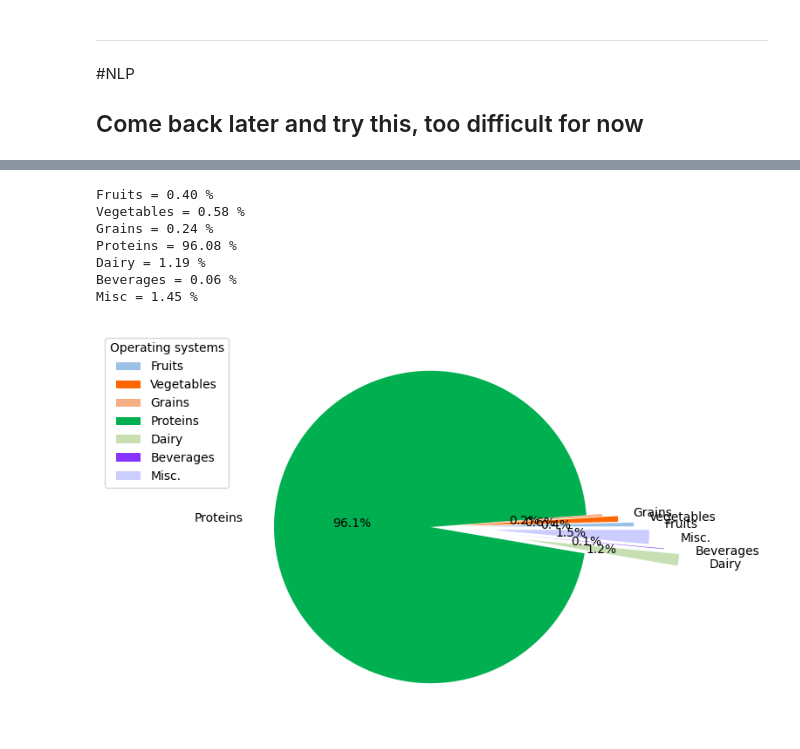
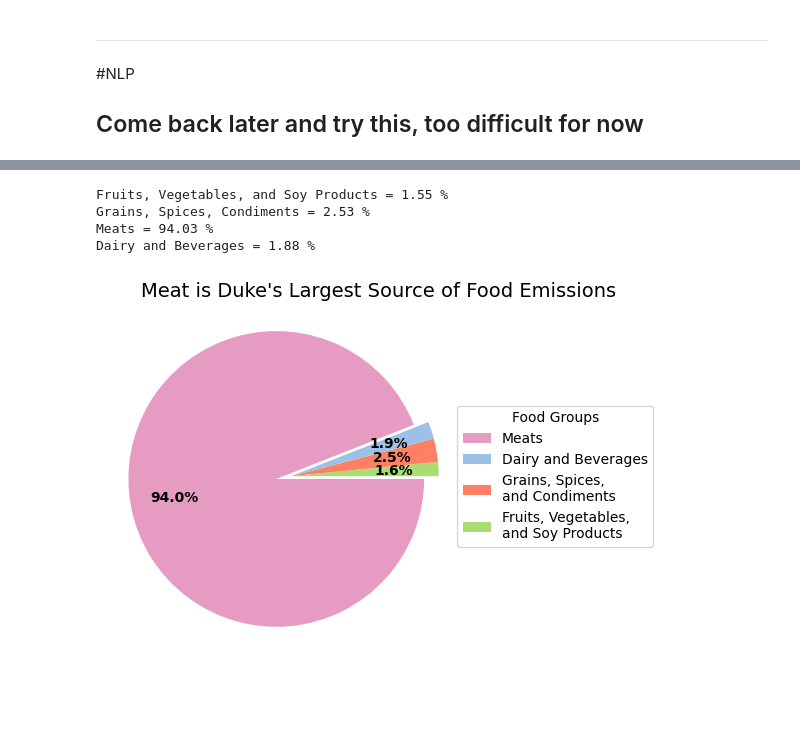
Before and after one commit to ethansong206/Climate-Plus-Project, a Jupyter notebook: DataCleaning.ipynb, the cells around one changed output, grey strips where cells are left out. Cells and saved outputs as stored; diff of their text form; code cells hidden in the pictures; blank space fills up the shorter version.

Commit message:
Visualization progress, keep working on it next

```diff
--- a/DataCleaning.ipynb
+++ b/DataCleaning.ipynb
@@ -726,43 +731,36 @@ This would make the reported amount  57.40810787629189 % of the real total emiss
 # %%
-pc_fruit22 = DDFY22[DDFY22['Food Group'] == 'FRUITS']['CO2e(kg)'].sum() / total_food_emissions_2022 * 100
-pc_vegetable22 = DDFY22[DDFY22['Food Group'] == 'VEGETABLES']['CO2e(kg)'].sum() / total_food_emissions_2022 * 100
-pc_grain22 = DDFY22[DDFY22['Food Group'] == 'GRAINS']['CO2e(kg)'].sum() / total_food_emissions_2022 * 100
-pc_protein22 = DDFY22[DDFY22['Food Group'] == 'PROTEINS']['CO2e(kg)'].sum() / total_food_emissions_2022 * 100
-pc_dairy22 = DDFY22[DDFY22['Food Group'] == 'DAIRY']['CO2e(kg)'].sum() / total_food_emissions_2022 * 100
-pc_beverage22 = DDFY22[DDFY22['Food Group'] == 'BEVERAGES']['CO2e(kg)'].sum() / total_food_emissions_2022 * 100
-pc_misc22 = DDFY22[DDFY22['Food Group'] == 'MISC']['CO2e(kg)'].sum() / total_food_emissions_2022 * 100
+pc_fvs22 = DDFY22[DDFY22['Food Group'] == 'FRUITS, VEGETABLES, AND SOY PRODUCTS']['CO2e(kg)'].sum() / total_food_emissions_2022 * 100
+pc_gsc22 = DDFY22[DDFY22['Food Group'] == 'GRAINS, SPICES, AND CONDIMENTS']['CO2e(kg)'].sum() / total_food_emissions_2022 * 100
+pc_meat22 = DDFY22[DDFY22['Food Group'] == 'MEATS']['CO2e(kg)'].sum() / total_food_emissions_2022 * 100
+pc_db22 = DDFY22[DDFY22['Food Group'] == 'DAIRY AND BEVERAGES']['CO2e(kg)'].sum() / total_food_emissions_2022 * 100
 
-print("Fruits =", str.format('{0:.2f}', pc_fruit22), "%")
-print("Vegetables =", str.format('{0:.2f}', pc_vegetable22), "%")
-print("Grains =", str.format('{0:.2f}', pc_grain22), "%")
-print("Proteins =", str.format('{0:.2f}', pc_protein22), "%")
-print("Dairy =", str.format('{0:.2f}', pc_dairy22), "%")
-print("Beverages =", str.format('{0:.2f}', pc_beverage22), "%")
-print("Misc =", str.format('{0:.2f}', pc_misc22), "%")
+print("Fruits, Vegetables, and Soy Products =", str.format('{0:.2f}', pc_fvs22), "%")
+print("Grains, Spices, Condiments =", str.format('{0:.2f}', pc_gsc22), "%")
+print("Meats =", str.format('{0:.2f}', pc_meat22), "%")
+print("Dairy and Beverages =", str.format('{0:.2f}', pc_db22), "%")
 # %% [output]
-Fruits = 0.40 %
-Vegetables = 0.58 %
-Grains = 0.24 %
-Proteins = 96.08 %
-Dairy = 1.19 %
-Beverages = 0.06 %
-Misc = 1.45 %
+Fruits, Vegetables, and Soy Products = 1.55 %
+Grains, Spices, Condiments = 2.53 %
+Meats = 94.03 %
+Dairy and Beverages = 1.88 %
 # %%
-pcts = [pc_fruit22, pc_vegetable22, pc_grain22, pc_protein22, pc_dairy22, pc_beverage22, pc_misc22]
-labels = ['Fruits', 'Vegetables','Grains', 'Proteins', 'Dairy', 'Beverages', 'Misc.']
+pcts = [pc_fvs22, pc_gsc22, pc_db22, pc_meat22]
+labels = ['Fruits, Vegetables, \nand Soy Products', 'Grains, Spices, \nand Condiments', 'Dairy and Beverages', 'Meats']
 
 plt.pie(pcts,
-        labels = labels,
-        explode=[0.3, 0.2, 0.1, 0, 0.6, 0.5, 0.4],
-        pctdistance = .5,
-        labeldistance = 1.2,
+        explode=[0, 0, 0, 0.1],
+        pctdistance = .7,
+        labeldistance = 1.3,
         autopct=lambda x: f'{x:.1f}%',
-        textprops={"size": 10},
+        textprops={"size": 10, "weight": 'bold'},
         radius = 1,
-        colors = ["#9BC2E6", "#FF6600", "#F4B084", "#00B050", "#C6E0B4", "#8633FF", "#CCCCFF"]
+        colors = ["#a9dc72", "#FF8065", "#9BC2E6", "#e69bc2"],
+        startangle = 0
         )
-plt.legend(loc="best", bbox_to_anchor=(0,1), title="Food Groups")
+plt.suptitle('Meat is Duke\'s Largest Source of Food Emissions',
+             x = .65, y = .9, fontsize = 14, ha = 'center')
+plt.legend(labels, loc="center right", bbox_to_anchor=(1.5, 0.5), title="Food Groups", reverse = True)
 
-plt.tight_layout()
+plt.show()
 # %% [output]
-[figure, old version]
+[figure, new version]
```
Also changed, not shown: parts of 12 cells of this notebook.
